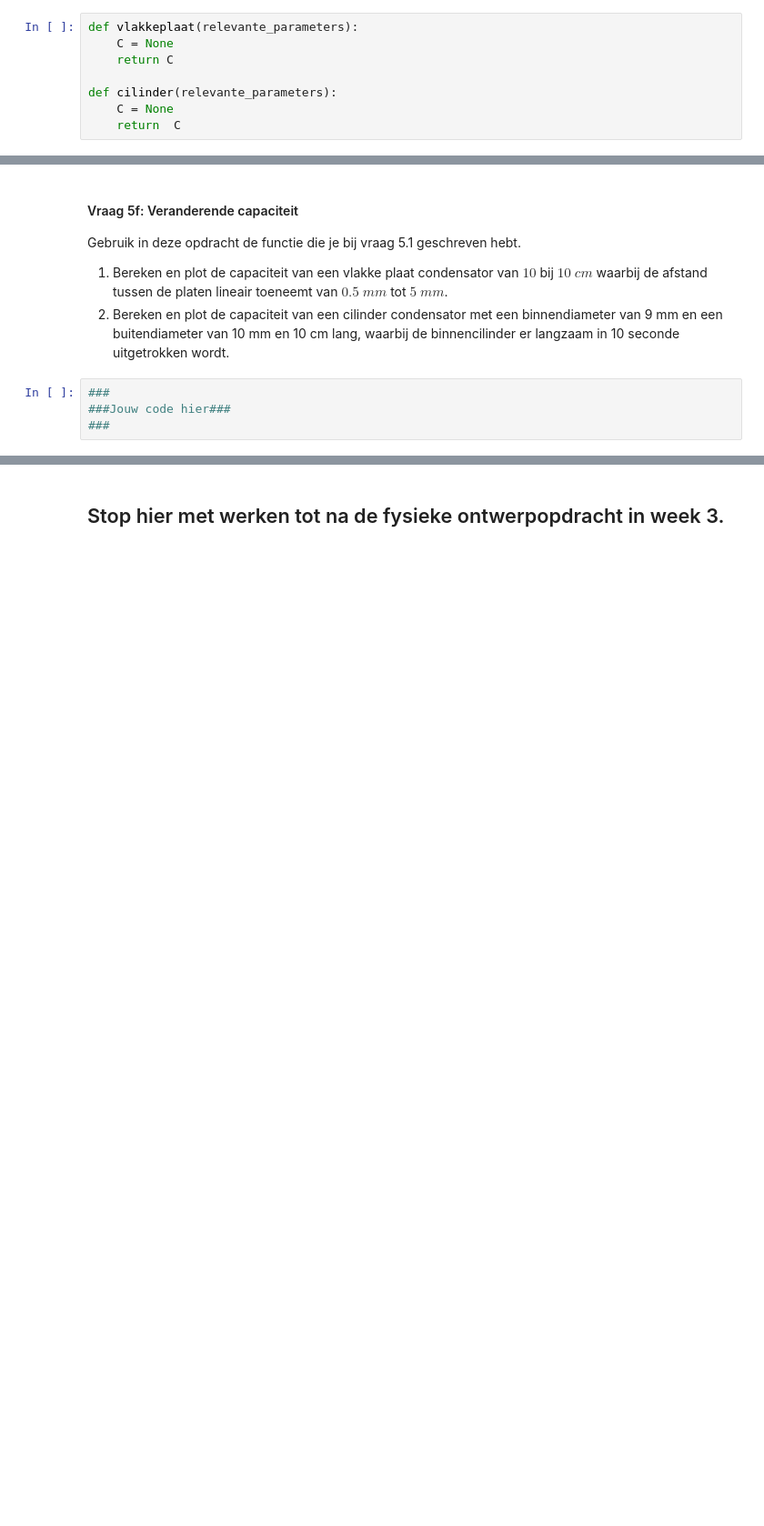
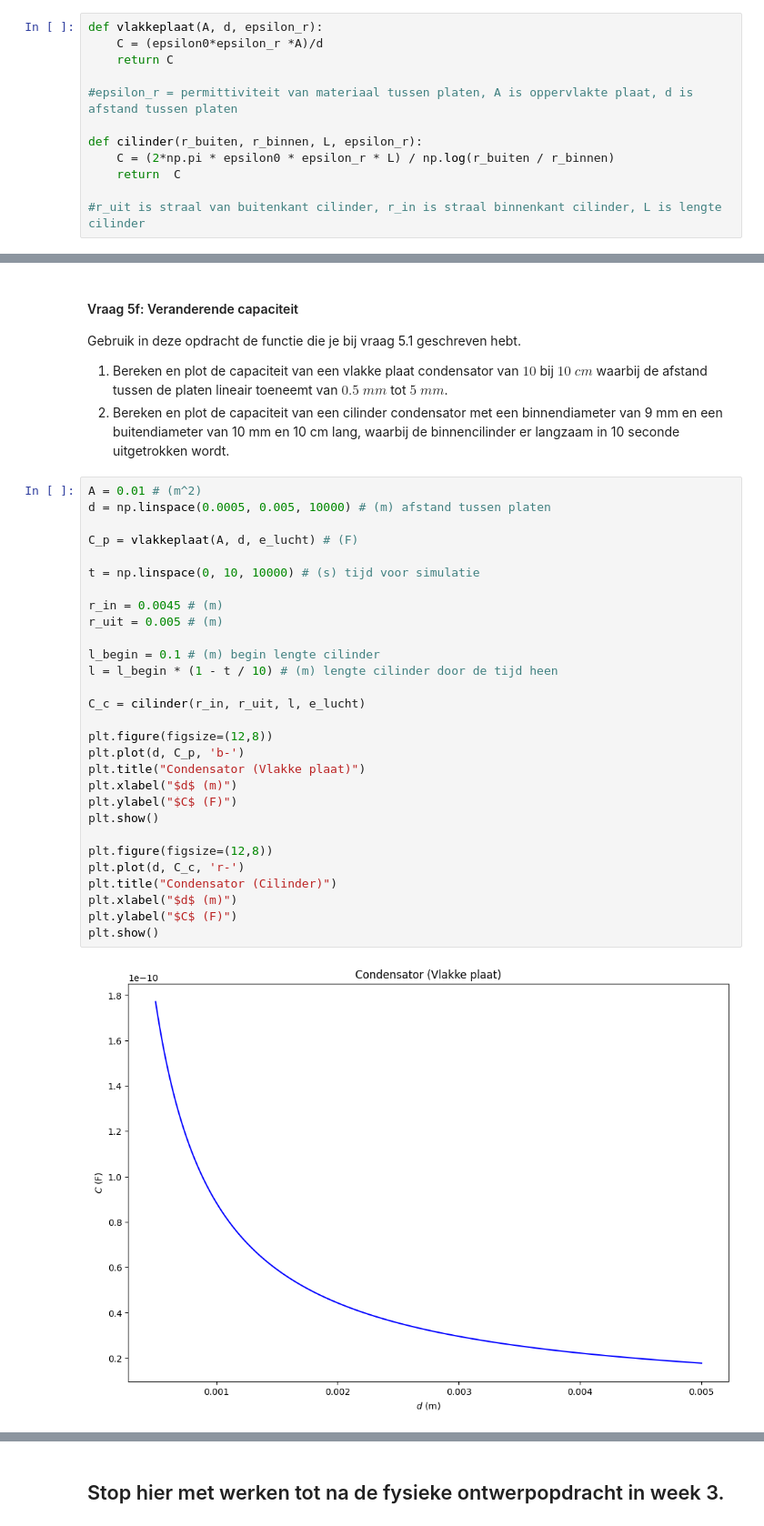
Before and after one commit to SybrenK07/opdrachten-DEF-D, a Jupyter notebook: DigitaleOntwerpopdrachten/1CondensatorOpdracht/CondensatorOntwerpopdracht.ipynb, the cells around one changed output, grey strips where cells are left out. Shown at 91% size. Drawn from its saved outputs; the diff is of its cells as text; blank space fills up the shorter version.

```diff
--- a/DigitaleOntwerpopdrachten/1CondensatorOpdracht/CondensatorOntwerpopdracht.ipynb
+++ b/DigitaleOntwerpopdrachten/1CondensatorOpdracht/CondensatorOntwerpopdracht.ipynb
@@ -735,13 +791,17 @@ In deze vraag zullen we kijken naar de ideale vlakke plaat condensator. Als de a
 3. Vind de formule voor de capaciteit van een cilinder condensator onder de aanname dat de afstand tussen de binnen en buiten wand klein is.
 4. Schrijf een python functie die de relevante parameters als input neemt en de capaciteit van een cilinder condensator als output heeft.
 # %%
-def vlakkeplaat(relevante_parameters):
-    C = None
+def vlakkeplaat(A, d, epsilon_r):
+    C = (epsilon0*epsilon_r *A)/d
     return C
 
-def cilinder(relevante_parameters):
-    C = None
+#epsilon_r = permittiviteit van materiaal tussen platen, A is oppervlakte plaat, d is afstand tussen platen
+
+def cilinder(r_buiten, r_binnen, L, epsilon_r):
+    C = (2*np.pi * epsilon0 * epsilon_r * L) / np.log(r_buiten / r_binnen)
     return  C
+
+#r_uit is straal van buitenkant cilinder, r_in is straal binnenkant cilinder, L is lengte cilinder
 # %% [markdown]
 #### Vraag 5b: Capaciteit van enkele simpele condensatoren
 
@@ -815,6 +965,33 @@ Gebruik in deze opdracht de functie die je bij vraag 5.1 geschreven hebt.
 1. Bereken en plot de capaciteit van een vlakke plaat condensator van $10$ bij $10$ $cm$ waarbij de afstand tussen de platen lineair toeneemt van $0.5$ $mm$ tot $5$ $mm$.
 2. Bereken en plot de capaciteit van een cilinder condensator met een binnendiameter van 9 mm en een buitendiameter van 10 mm en 10 cm lang, waarbij de binnencilinder er langzaam in 10 seconde uitgetrokken wordt.
 # %%
-###
-###Jouw code hier###
-###
+A = 0.01 # (m^2)
+d = np.linspace(0.0005, 0.005, 10000) # (m) afstand tussen platen
+
+C_p = vlakkeplaat(A, d, e_lucht) # (F)
+
+t = np.linspace(0, 10, 10000) # (s) tijd voor simulatie
+
+r_in = 0.0045 # (m)
+r_uit = 0.005 # (m)
+
+l_begin = 0.1 # (m) begin lengte cilinder
+l = l_begin * (1 - t / 10) # (m) lengte cilinder door de tijd heen
+
+C_c = cilinder(r_in, r_uit, l, e_lucht)
+
+plt.figure(figsize=(12,8))
+plt.plot(d, C_p, 'b-')
+plt.title("Condensator (Vlakke plaat)")
+plt.xlabel("$d$ (m)")
+plt.ylabel("$C$ (F)")
+plt.show()
+
+plt.figure(figsize=(12,8))
+plt.plot(d, C_c, 'r-')
+plt.title("Condensator (Cilinder)")
+plt.xlabel("$d$ (m)")
+plt.ylabel("$C$ (F)")
+plt.show()
+# %% [output]
+[figure, added]
```
Also changed, not shown: parts of 16 cells of this notebook, 2 other files.
